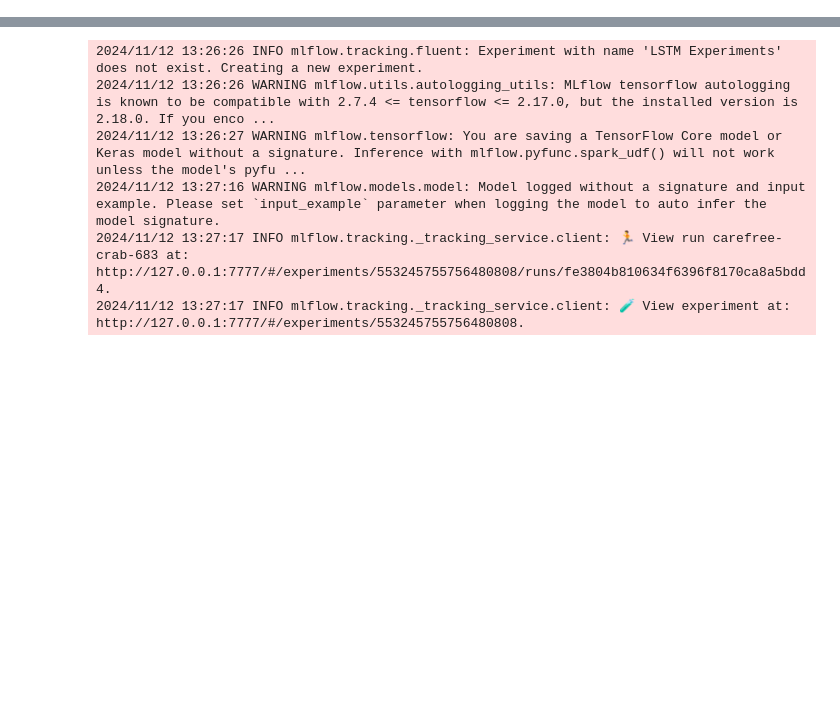
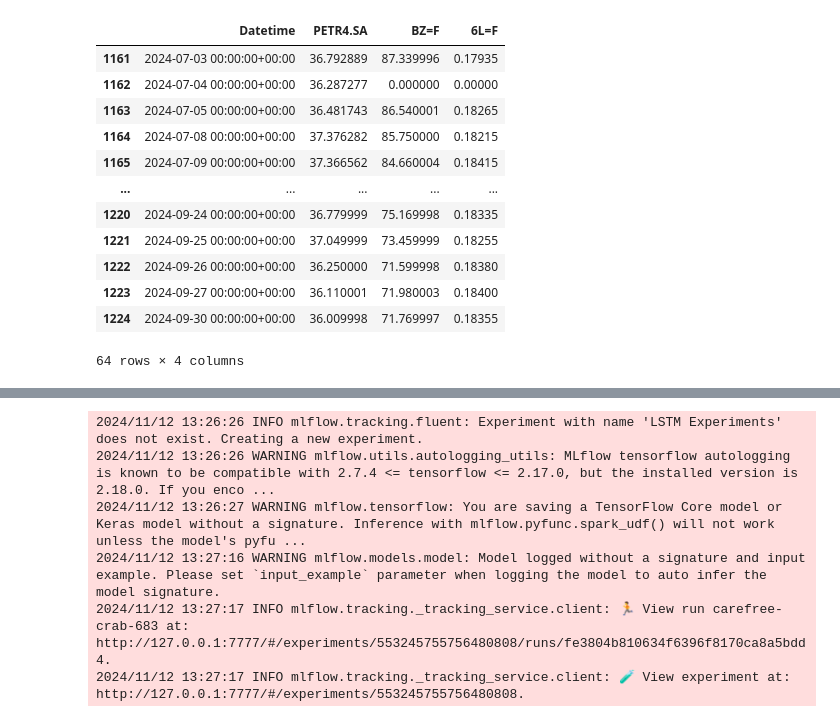
Before and after one commit to tmnds/tech_challenge_4, a Jupyter notebook: training_model/training_model_tf.ipynb, the cells around one changed output, grey strips where cells are left out. Cells and saved outputs as stored; diff of their text form; code cells hidden in the pictures; blank space fills up the shorter version.

```diff
--- a/training_model/training_model_tf.ipynb
+++ b/training_model/training_model_tf.ipynb
@@ -190,0 +127,16 @@ Name: PETR4.SA, Length: 1225, dtype: float64
+# %%
+df_valid
+# %% [output]
+|  | Datetime | PETR4.SA | BZ=F | 6L=F |
+| 1161 | 2024-07-03 00:00:00+00:00 | 36.792889 | 87.339996 | 0.17935 |
+| 1162 | 2024-07-04 00:00:00+00:00 | 36.287277 | 0.000000 | 0.00000 |
+| 1163 | 2024-07-05 00:00:00+00:00 | 36.481743 | 86.540001 | 0.18265 |
+| 1164 | 2024-07-08 00:00:00+00:00 | 37.376282 | 85.750000 | 0.18215 |
+| 1165 | 2024-07-09 00:00:00+00:00 | 37.366562 | 84.660004 | 0.18415 |
+| ... | ... | ... | ... | ... |
+| 1220 | 2024-09-24 00:00:00+00:00 | 36.779999 | 75.169998 | 0.18335 |
+| 1221 | 2024-09-25 00:00:00+00:00 | 37.049999 | 73.459999 | 0.18255 |
+| 1222 | 2024-09-26 00:00:00+00:00 | 36.250000 | 71.599998 | 0.18380 |
+| 1223 | 2024-09-27 00:00:00+00:00 | 36.110001 | 71.980003 | 0.18400 |
+| 1224 | 2024-09-30 00:00:00+00:00 | 36.009998 | 71.769997 | 0.18355 |
+64 rows × 4 columns
```
Also changed, not shown: parts of 31 cells of this notebook.
